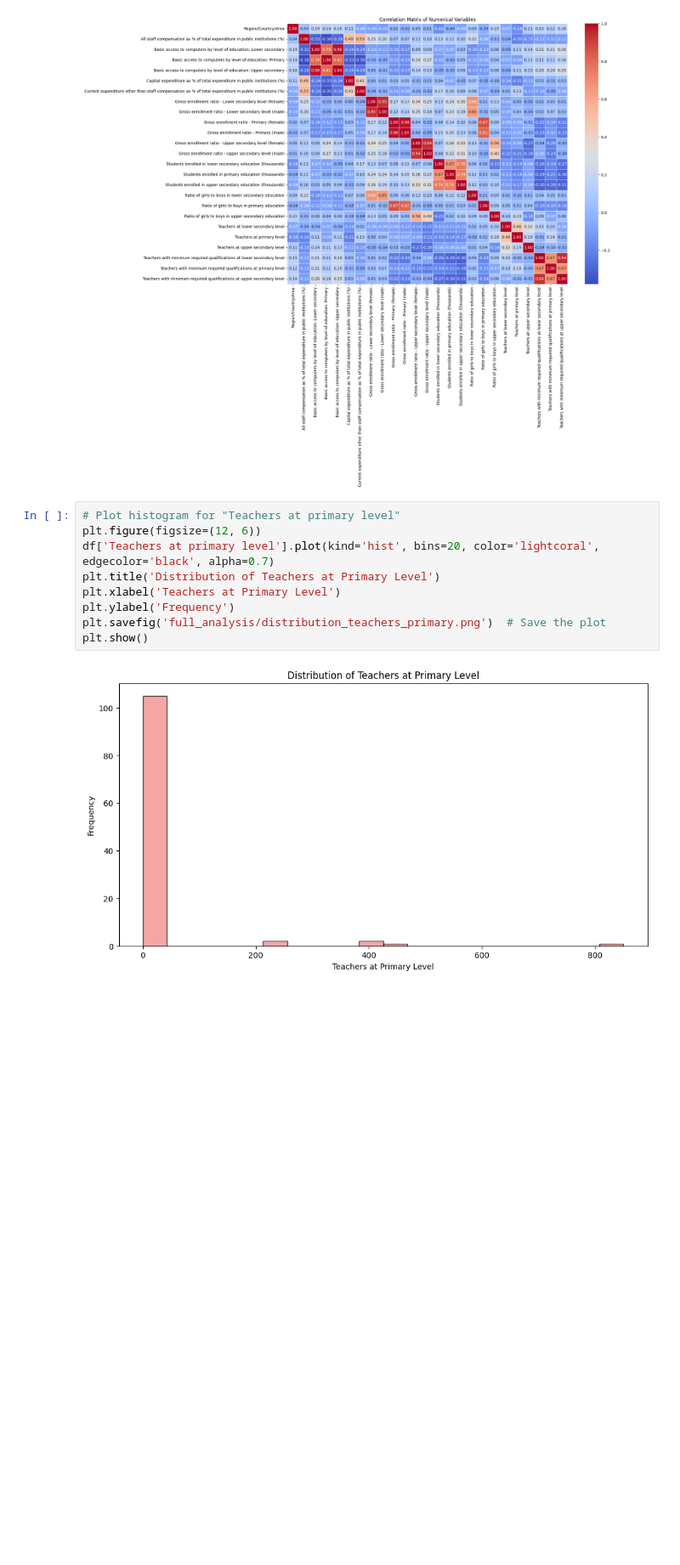
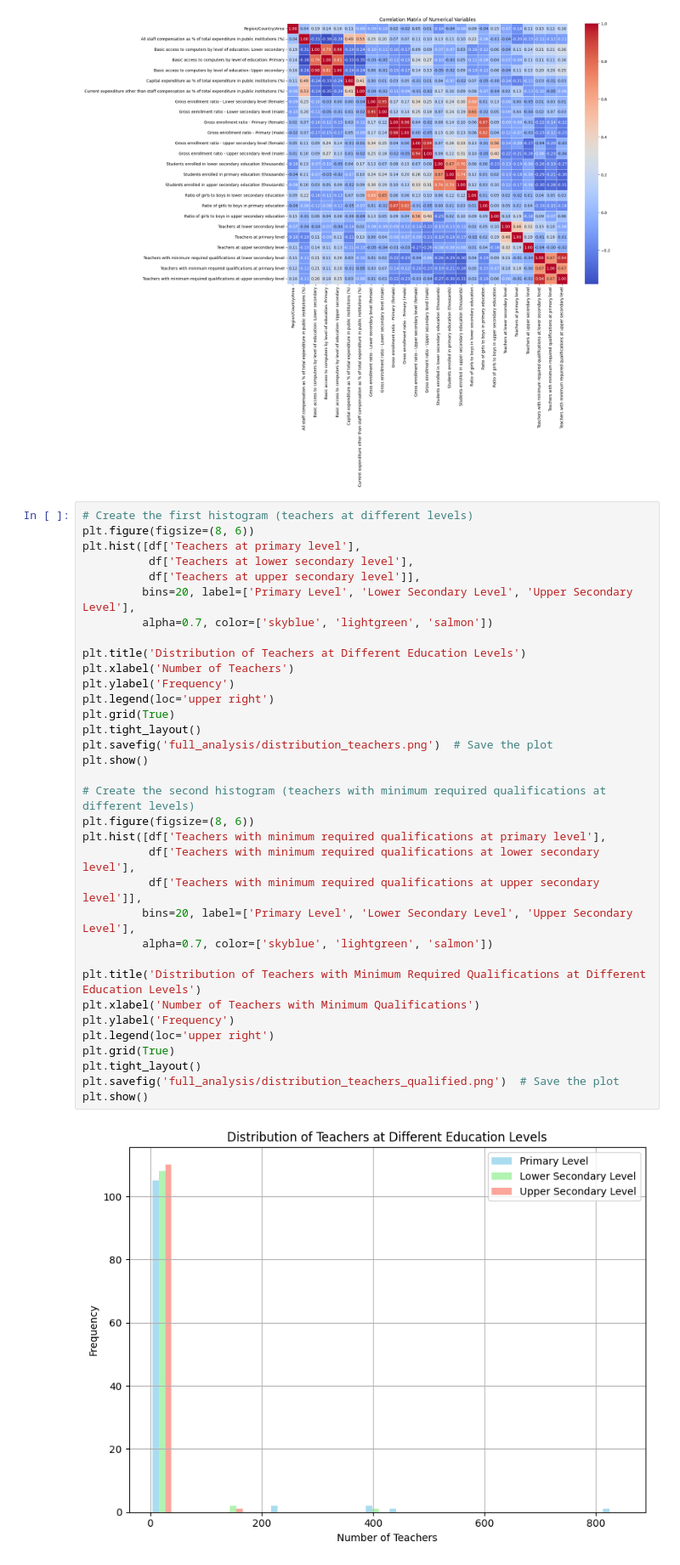
Before and after one commit to Cfg-data/Education-Data-n-Trends, a Jupyter notebook: usable_notebooks/full_analytics.ipynb, the cells around one changed output. Shown at 85% size. Drawn from its saved outputs; the diff is of its cells as text; blank space fills up the shorter version.

Commit message:
updates
adding figures and improving results

```diff
--- a/usable_notebooks/full_analytics.ipynb
+++ b/usable_notebooks/full_analytics.ipynb
@@ -274,13 +312,38 @@ plt.show()
 # %% [output]
 [figure]
 # %%
-# Plot histogram for "Teachers at primary level"
-plt.figure(figsize=(12, 6))
-df['Teachers at primary level'].plot(kind='hist', bins=20, color='lightcoral', edgecolor='black', alpha=0.7)
-plt.title('Distribution of Teachers at Primary Level')
-plt.xlabel('Teachers at Primary Level')
+# Create the first histogram (teachers at different levels)
+plt.figure(figsize=(8, 6))
+plt.hist([df['Teachers at primary level'],
+          df['Teachers at lower secondary level'],
+          df['Teachers at upper secondary level']],
+         bins=20, label=['Primary Level', 'Lower Secondary Level', 'Upper Secondary Level'],
+         alpha=0.7, color=['skyblue', 'lightgreen', 'salmon'])
+
+plt.title('Distribution of Teachers at Different Education Levels')
+plt.xlabel('Number of Teachers')
 plt.ylabel('Frequency')
-plt.savefig('full_analysis/distribution_teachers_primary.png')  # Save the plot
+plt.legend(loc='upper right')
+plt.grid(True)
+plt.tight_layout()
+plt.savefig('full_analysis/distribution_teachers.png')  # Save the plot
 plt.show()
+
+# Create the second histogram (teachers with minimum required qualifications at different levels)
+plt.figure(figsize=(8, 6))
+plt.hist([df['Teachers with minimum required qualifications at primary level'],
+          df['Teachers with minimum required qualifications at lower secondary level'],
+          df['Teachers with minimum required qualifications at upper secondary level']],
+         bins=20, label=['Primary Level', 'Lower Secondary Level', 'Upper Secondary Level'],
+         alpha=0.7, color=['skyblue', 'lightgreen', 'salmon'])
+
+plt.title('Distribution of Teachers with Minimum Required Qualifications at Different Education Levels')
+plt.xlabel('Number of Teachers with Minimum Qualifications')
+plt.ylabel('Frequency')
+plt.legend(loc='upper right')
+plt.grid(True)
+plt.tight_layout()
+plt.savefig('full_analysis/distribution_teachers_qualified.png')  # Save the plot
+plt.show()
 # %% [output]
-[figure, old version]
+[figure, new version]
```
Also changed, not shown: parts of 8 cells of this notebook, 7 other files.
